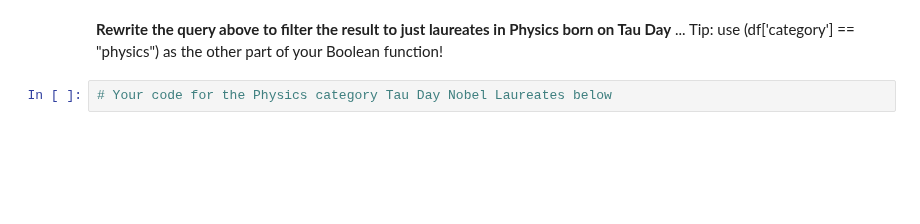
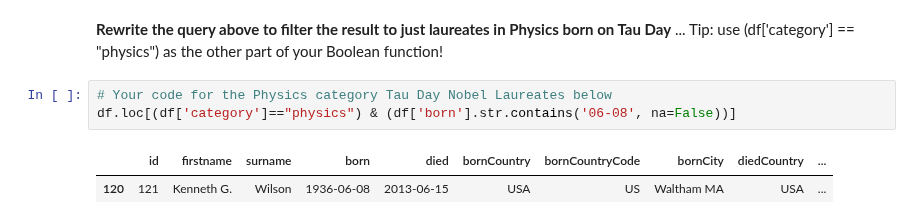
Before and after one commit to kushlalwani/kushlalwani, a Jupyter notebook: nobel_df.ipynb, the cells around one changed output. Drawn from its saved outputs; the diff is of its cells as text; blank space fills up the shorter version.

```diff
--- a/nobel_df.ipynb
+++ b/nobel_df.ipynb
@@ -153,3 +295,7 @@ df.loc[df['born'].str.contains('06-08', na=False)]
 **Rewrite the query above to filter the result to just laureates in Physics born on Tau Day** ... Tip: use (df['category'] == "physics") as the other part of your Boolean function!
 # %%
 # Your code for the Physics category Tau Day Nobel Laureates below
+df.loc[(df['category']=="physics") & (df['born'].str.contains('06-08', na=False))]
+# %% [output]
+|  | id | firstname | surname | born | died | bornCountry | bornCountryCode | bornCity | diedCountry | ... |
+| 120 | 121 | Kenneth G. | Wilson | 1936-06-08 | 2013-06-15 | USA | US | Waltham MA | USA | ... |
```
Also changed, not shown: parts of 16 cells of this notebook.
